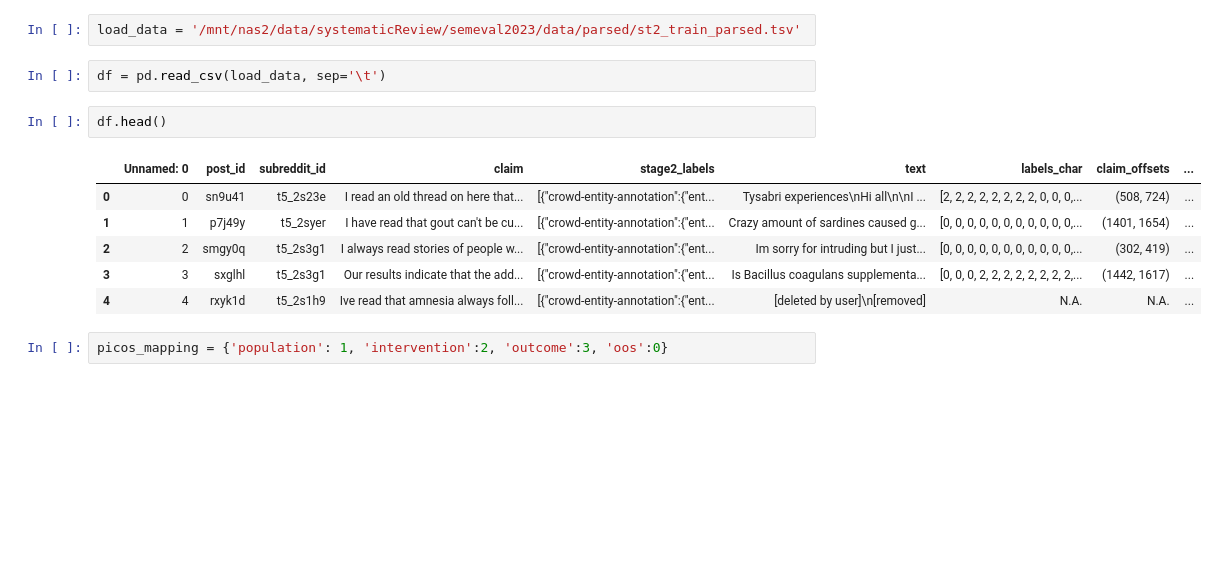
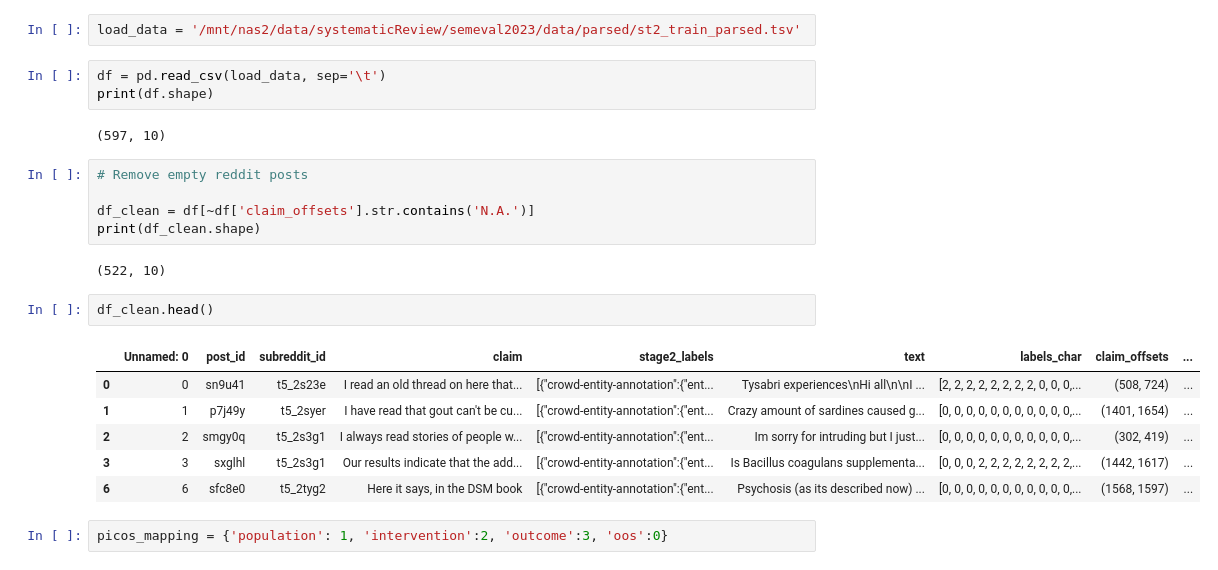
Before and after one commit to anjani-dhrangadhariya/pico-semeval2023, a Jupyter notebook: notebooks/phase2/Data_Exploration.ipynb, the cells around one changed output. Saved outputs shown, nothing was run; the diff lists cells and outputs as text; blank space fills up the shorter version.

```diff
--- a/phase2/Data_Exploration.ipynb
+++ b/notebooks/phase2/Data_Exploration.ipynb
@@ -33,15 +36,25 @@ en = spacy.load('en_core_web_sm')
 load_data = '/mnt/nas2/data/systematicReview/semeval2023/data/parsed/st2_train_parsed.tsv'
 # %%
 df = pd.read_csv(load_data, sep='\t')
+print(df.shape)
+# %% [output]
+(597, 10)
+# %%
+# Remove empty reddit posts
+
+df_clean = df[~df['claim_offsets'].str.contains('N.A.')]
+print(df_clean.shape)
+# %% [output]
+(522, 10)
 # %%
-df.head()
+df_clean.head()
 # %% [output]
 |  | Unnamed: 0 | post_id | subreddit_id | claim | stage2_labels | text | labels_char | claim_offsets | ... |
 | 0 | 0 | sn9u41 | t5_2s23e | I read an old thread on here that... | [{"crowd-entity-annotation":{"ent... | Tysabri experiences\nHi all\n\nI ... | [2, 2, 2, 2, 2, 2, 2, 2, 0, 0, 0,... | (508, 724) | ... |
 | 1 | 1 | p7j49y | t5_2syer | I have read that gout can't be cu... | [{"crowd-entity-annotation":{"ent... | Crazy amount of sardines caused g... | [0, 0, 0, 0, 0, 0, 0, 0, 0, 0, 0,... | (1401, 1654) | ... |
 | 2 | 2 | smgy0q | t5_2s3g1 | I always read stories of people w... | [{"crowd-entity-annotation":{"ent... | Im sorry for intruding but I just... | [0, 0, 0, 0, 0, 0, 0, 0, 0, 0, 0,... | (302, 419) | ... |
 | 3 | 3 | sxglhl | t5_2s3g1 | Our results indicate that the add... | [{"crowd-entity-annotation":{"ent... | Is Bacillus coagulans supplementa... | [0, 0, 0, 2, 2, 2, 2, 2, 2, 2, 2,... | (1442, 1617) | ... |
-| 4 | 4 | rxyk1d | t5_2s1h9 | Ive read that amnesia always foll... | [{"crowd-entity-annotation":{"ent... | [deleted by user]\n[removed] | N.A. | N.A. | ... |
+| 6 | 6 | sfc8e0 | t5_2tyg2 | Here it says, in the DSM book | [{"crowd-entity-annotation":{"ent... | Psychosis (as its described now) ... | [0, 0, 0, 0, 0, 0, 0, 0, 0, 0, 0,... | (1568, 1597) | ... |
 # %%
 picos_mapping = {'population': 1, 'intervention':2, 'outcome':3, 'oos':0}
 # %% [markdown]
```
Also changed, not shown: parts of 10 cells of this notebook, 1 other file.
